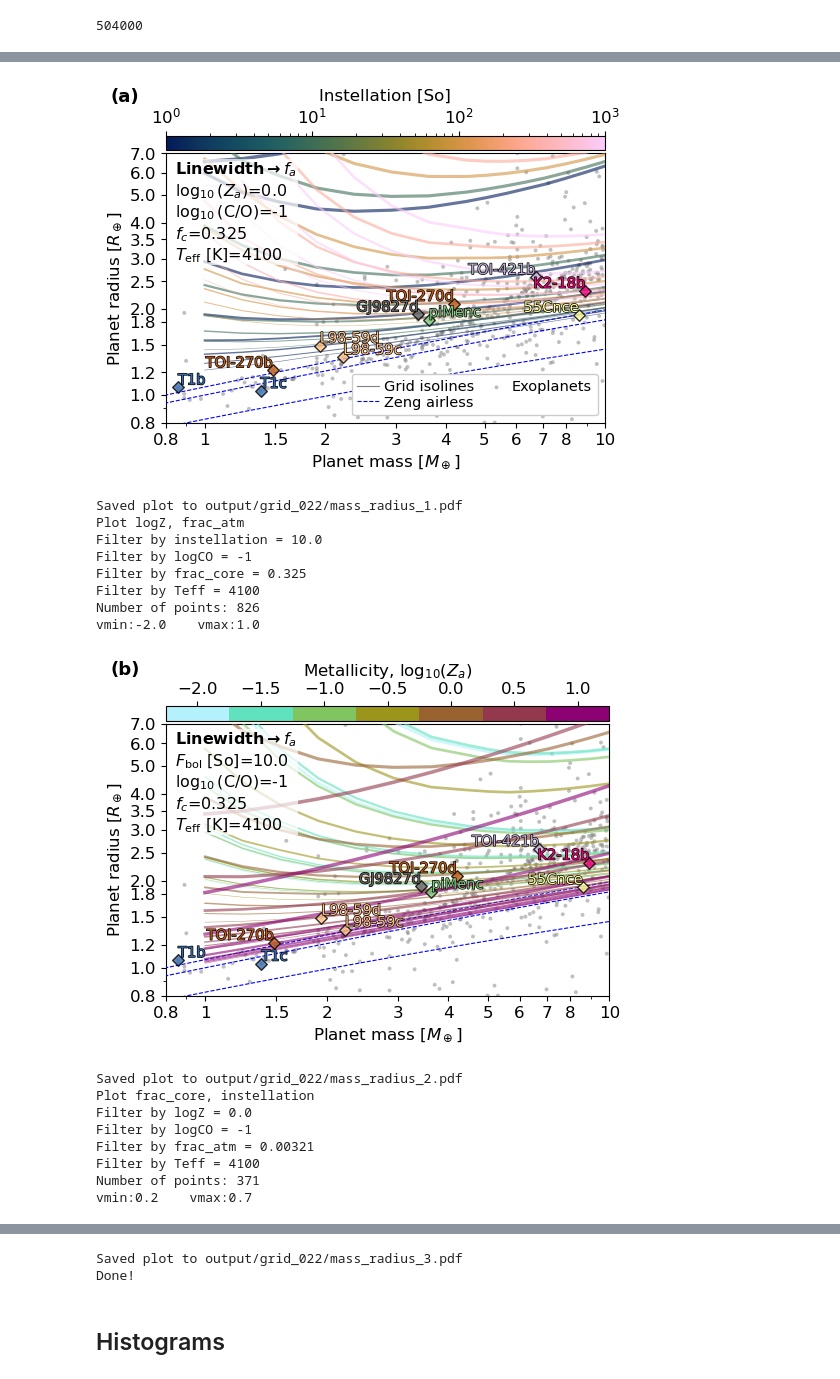
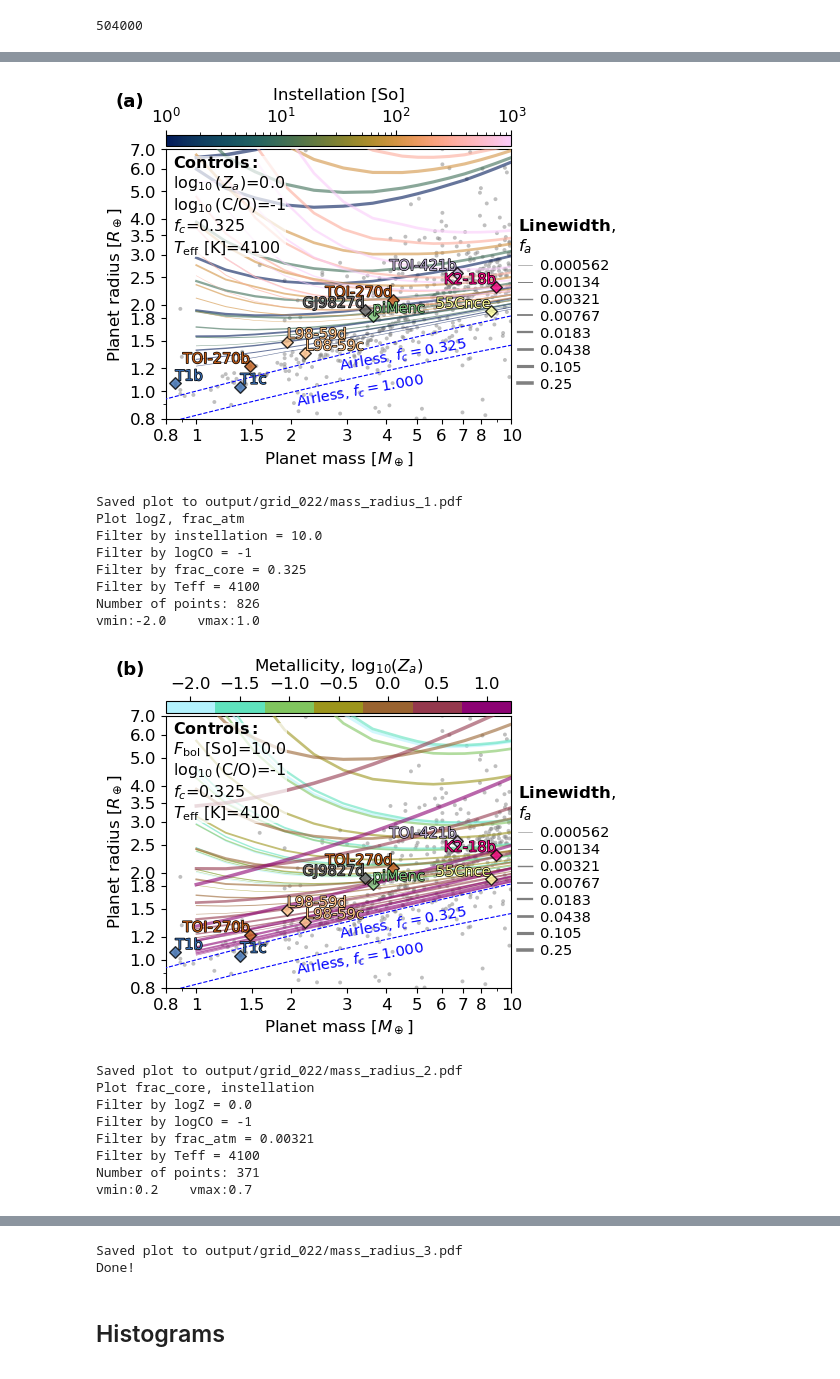
Before and after one commit to nichollsh/InferAGNI, a Jupyter notebook: notebooks/paper_grid.ipynb, the cells around one changed output, grey strips where cells are left out. Drawn from its saved outputs; the diff is of its cells as text; code cells hidden in the pictures.

```diff
--- a/notebooks/paper_grid.ipynb
+++ b/notebooks/paper_grid.ipynb
@@ -358,7 +358,7 @@ abc = 'abcdefghijklmnopqrstuvwxyz'
 {'index': 8, 'name': 'Neptune', 'mass': 17.085427135678394, 'radius': 3.882721856381311, 'semi_major_axis': 30.180481283422463, 'orbital_period': 59800.0, 'eccentricity': 0.01, 'temp_calculated': 73.1 ...
 {'index': 9, 'name': 'Pluto', 'mass': 0.0021775544388609714, 'radius': 0.18626528692380057, 'semi_major_axis': 39.48128342245989, 'orbital_period': 90560.0, 'eccentricity': 0.244, 'temp_calculated': 4 ...
 # %%
-hist_mass_min = 0.1  # M_earth
+hist_mass_min = 0.3  # M_earth
 hist_mass_max = 17.0 # M_earth
 # hist_label = f"{hist_mass_min:g}" + r"< $M_p/M_{\oplus}$ < " + f"{hist_mass_max:g}"
 hist_label = r"$M_p/M_{\oplus}$ < " + f"{hist_mass_max:g}"
@@ -799,7 +850,7 @@ replace_planets = {"TRAPPIST-1":"T1",
 
 def plot_mr(key1=None, key2=None,controls=None,
                 show_scatter = False, show_isolines = True, show_controls = True,
-                echo_gridpoints = False, show_legend = True,
+                echo_gridpoints = False, show_legend = True, show_legend_key2=False,
                 vmr_min = 1e-4):
     # copy dataframe
     subdata = deepcopy(data)
@@ -954,11 +1005,14 @@ def plot_mr(key1=None, key2=None,controls=None,
     # Zeng2019 curves without atmospheres
     col = 'blue'
     ax.plot([],[],ls='dashed', color=col, label=r"Zeng airless", lw=lw)
-    for k,(x,y) in zeng.items():
+    for k in list(zeng.keys())[1:]:
+        x,y = zeng[k]
         ax.plot(x,y, zorder=7, ls='dashed', color=col, lw=lw)
-        x0 = xlim[1]*1.01
+        x0 = np.percentile(x,50)
         y0 = y[np.argmin(np.abs(x-x0))]
-        # ax.text(x0, y0, k, ha='left', va='center', color=col, fontsize=text_fs)
+        ax.annotate(r"Airless, $f_c=$"+f"{k:.3f}", (x0,y0), ha='left', va='top',
+                    rotation=10, rotation_mode='anchor', textcoords='offset points',  xytext=(2,-1),
+                    color=col, fontsize=text_fs)
 
     # Exoplanets
     ax.scatter(exo_dat["mass"].values * unit_Mjup / unit_Mear,
@@ -1057,26 +1111,51 @@ def plot_mr(key1=None, key2=None,controls=None,
 
     # controls annotation
     if show_controls:
-        if key2:
+        if key2 and not show_legend_key2:
             anno = r"$\bf{Linewidth} \rightarrow$" + f"{varprops[key2].label_short} \n"
         else:
-            anno = ""
+            anno = r"$\bf{Controls:}$"+"\n"
         for k,v in controls.items():
             anno += f"{varprops[k].label_short}={v}\n"
         anno = anno[:-1]
         ax.text(0.02, 0.98, anno, transform=ax.transAxes, fontsize=text_fs+1, ha='left',va='top',
                 zorder=9999, bbox=dict(facecolor='w', alpha=0.7, edgecolor='none',pad=0.1))
 
-    # legend
+    # first legend
     if show_legend:
-        leg = ax.legend(framealpha=1,
+        leg1 = ax.legend(framealpha=1,
                             loc='lower right', ncol=2, fontsize=text_fs, handlelength=1.5,
                             columnspacing=0.8, handletextpad=0.3, labelspacing=0.1)
-        leg.set_zorder(99999)
+        leg1.set_zorder(99999)
+
+    # second legend
+    if show_legend_key2 and key2:
+
+        leg2_handles = []
+        for u2 in np.unique(df[key2]):
+            df2 = df[df[key2] == u2]
+            if varprops[key2].log:
+                scl = sm2(np.log10(u2))
+            else:
+                scl = sm2(u2)
+            leg2_handles.append(mpl.lines.Line2D([0], [0], color='grey', lw=lw*scl, label=f"{u2:g}"))
+
+        title = varprops[key2].label
+        if len(title)>15:
+            title = varprops[key2].label_short
+        leg2 = plt.legend(handles=leg2_handles, loc='upper left', bbox_to_anchor=(0.98, 0.8),
+                            frameon=False, handlelength=1, handletextpad=0.5, labelspacing=0.2,
+                            alignment='left',
+                            fontsize=text_fs, title=r"$\bf{Linewidth}$," + "\n"+title)
+
+
+    # add first legend as artist to avoid it being covered by scatter points
+    if show_legend:
+        ax.add_artist(leg1)
 
     # show and save
     global id
-    fig.text(0.04,0.96, f"({abc[id]})", ha="left", va="top", fontsize=13, fontweight="bold")
+    fig.text(0.05,0.94, f"({abc[id]})", ha="left", va="top", fontsize=13, fontweight="bold")
     id += 1
 
     fig.tight_layout()
@@ -1084,7 +1163,7 @@ def plot_mr(key1=None, key2=None,controls=None,
 
 
     outpath = os.path.join(plots_dir, f"mass_radius_{id}.pdf")
-    fig.savefig(outpath, dpi=DPI, bbox_inches='tight')
+    fig.savefig(outpath, dpi=DPI, bbox_inches='tight', pad_inches=0.01)
 
     print(f"Saved plot to {outpath}")
 
@@ -1117,7 +1196,8 @@ opts = {
     "controls": {"logZ":0.0, "logCO":-1,  "frac_core":0.325, "Teff":4100},
     "show_scatter" : False,
     "show_isolines" : True,
-    "show_legend": True
+    "show_legend": False,
+    "show_legend_key2": True
 }
 plot_mr(**opts)
 
@@ -1128,7 +1208,8 @@ opts = {
     "controls": {"instellation":10.0, "logCO":-1, "frac_core":0.325, "Teff":4100},
     "show_scatter" : False,
     "show_isolines" : True,
-    "show_legend": False
+    "show_legend": False,
+    "show_legend_key2": True
 }
 plot_mr(**opts)
 
@@ -1142,36 +1223,37 @@ plot_mr(**opts)
 # }
 # plot_mr(**opts)
 
 # ---------------------------
 opts = {
     "key1"    : "frac_core",
     "key2"    : "instellation",
     "controls": {"logZ":0.0, "logCO":-1, "frac_atm":unique_vals["frac_atm"][2],  "Teff":4100},
     "show_scatter" : False,
     "show_isolines" : True,
-    "show_legend": False
+    "show_legend": False,
+    "show_legend_key2": True
 }
 plot_mr(**opts)
 
 print("Done!")
 # %% [output]
 Plot instellation, frac_atm
 Filter by logZ = 0.0
 Filter by logCO = -1
 Filter by frac_core = 0.325
 Filter by Teff = 4100
 Number of points: 588
 vmin:1.0    vmax:1000.0
-[figure, old version]
+[figure, new version]
 Saved plot to output/grid_022/mass_radius_1.pdf
 Plot logZ, frac_atm
 Filter by instellation = 10.0
 Filter by logCO = -1
 Filter by frac_core = 0.325
 Filter by Teff = 4100
 Number of points: 826
 vmin:-2.0    vmax:1.0
-[figure, old version]
+[figure, new version]
 Saved plot to output/grid_022/mass_radius_2.pdf
 Plot frac_core, instellation
 Filter by logZ = 0.0
```
Also changed, not shown: parts of 6 cells of this notebook.
